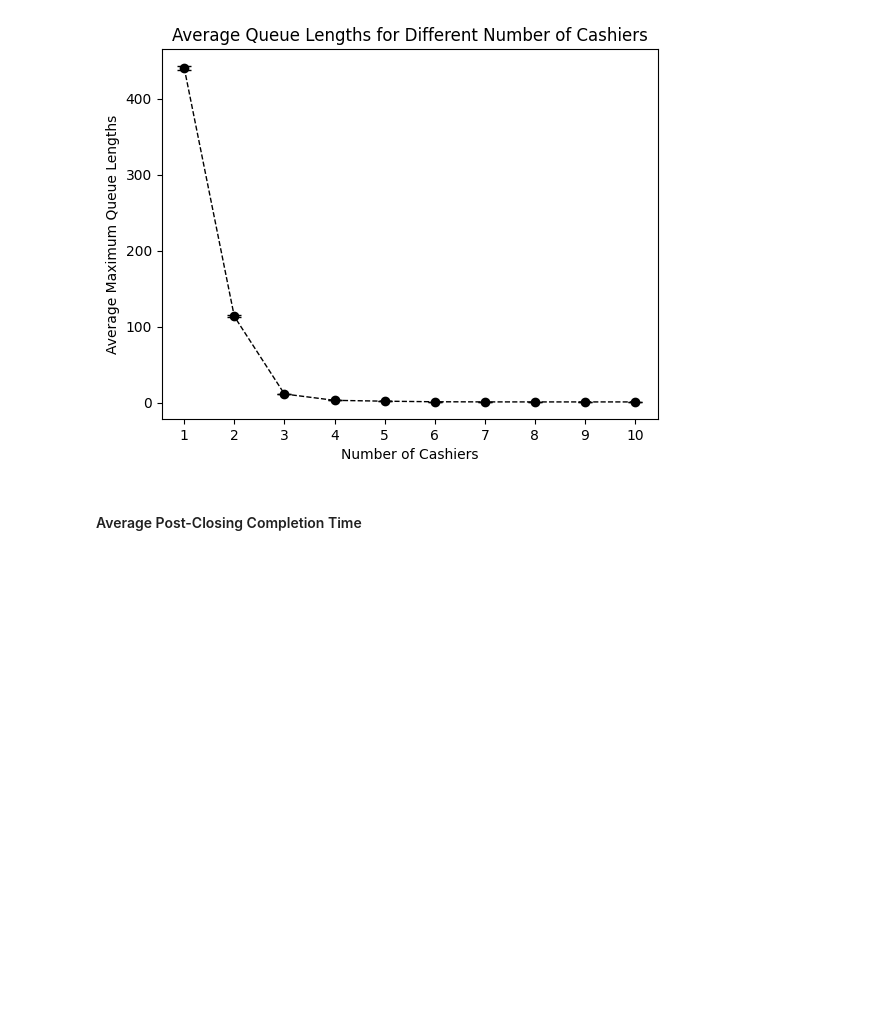
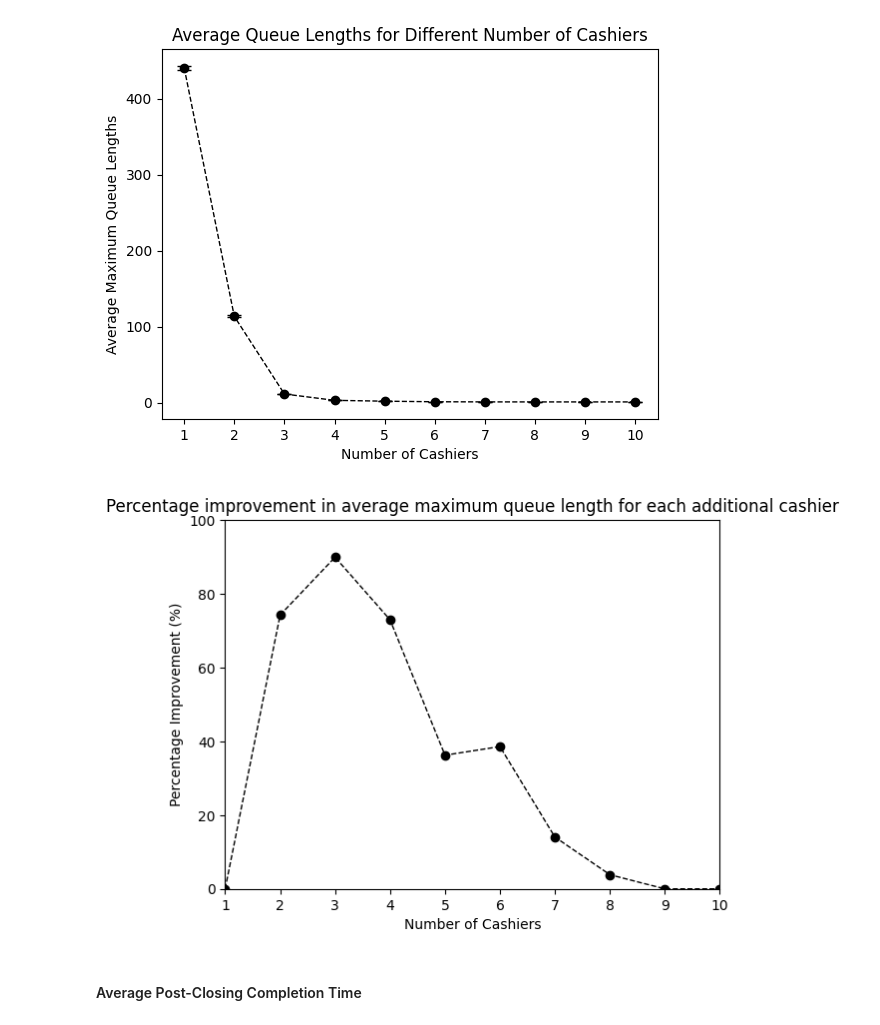
Before and after one commit to rebe121314/CS166-Assignemnt1, a Jupyter notebook: queue_draft.ipynb, the cells around one changed output. Cells and saved outputs as stored; diff of their text form; code cells hidden in the pictures; blank space fills up the shorter version.

Commit message:
Updated tests

```diff
--- a/queue_draft.ipynb
+++ b/queue_draft.ipynb
@@ -508,11 +509,9 @@ Store opens at 09:00
 🧍🏾‍♀️ There are 0 people in the manager queue
 # %%
 # Running with 4 queues
-arrival_distribution = sts.expon(scale=1)
-service_distribution = sts.norm(loc=3, scale=1)
-manager_distribution = sts.norm(loc=5, scale=2)
 queue_count = 4
 grocery_store, schedule = run_simulation(arrival_distribution=arrival_distribution, service_distribution=service_distribution, manager_distribution=manager_distribution, queue_count=queue_count, log_events=True)
+print("Service ended at", schedule.time())
 print(f'🧍🏾‍♀️ There are {[len(queue) for queue in grocery_store.queues]} people in the queues')
 print(f'🧍🏾‍♀️ There are {len(grocery_store.manager)} people in the manager queue')
 # %% [output]
@@ -534,9 +533,7 @@ Store opens at 09:00
 🧍🏾‍♀️ There are [0, 0, 0, 0] people in the queues
 🧍🏾‍♀️ There are 0 people in the manager queue
 # %%
-arrival_distribution = sts.expon(scale=1)
-service_distribution = sts.norm(loc=3, scale=1)
-manager_distribution = sts.norm(loc=5, scale=2)
+# Testing constraints
 queue_count = 11
 # Testing the maximum number of queues
 try:
@@ -573,6 +570,11 @@ try:
     raise AssertionError('Simulation doesn\'t raise an error when the store opens after it closes')
 except ValueError as e:
     assert str(e) == 'The opening time must be before the closing time'
+
+# Test that no customers are added after the store closes
+grocery_store, schedule = run_simulation(arrival_distribution=arrival_distribution, service_distribution=service_distribution, manager_distribution=manager_distribution, queue_count=queue_count, log_events=False)
+for queue in grocery_store.queues:
+    assert queue.customers[-1].arrival_time < grocery_store.store_close
 # %% [markdown]
 # Plotting of results
 # %%
@@ -762,6 +764,18 @@ plt.xticks(cashiers)
 plt.show()
 # %% [output]
 [figure]
+# %%
+# Plot the percentage improvement in average maximum queue length for each additional cashier
+plt.figure()
+plt.title('Percentage improvement in average maximum queue length for each additional cashier')
+plt.xlabel('Number of Cashiers')
+plt.ylabel('Percentage Improvement (%)')
+plt.plot(cashiers, [0] + [100*(max_queue_lengths_mean[i-1] - max_queue_lengths_mean[i])/max_queue_lengths_mean[i-1] for i in range(1, len(max_queue_lengths_mean))], color='black', marker='o', linestyle='--', linewidth=1)
+plt.xlim(1, 10)
+plt.ylim(0,100)
+plt.show()
+# %% [output]
+[figure, added]
 # %% [markdown]
 #### Average Post-Closing Completion Time
 # %%
```
Also changed, not shown: parts of 4 cells of this notebook.
